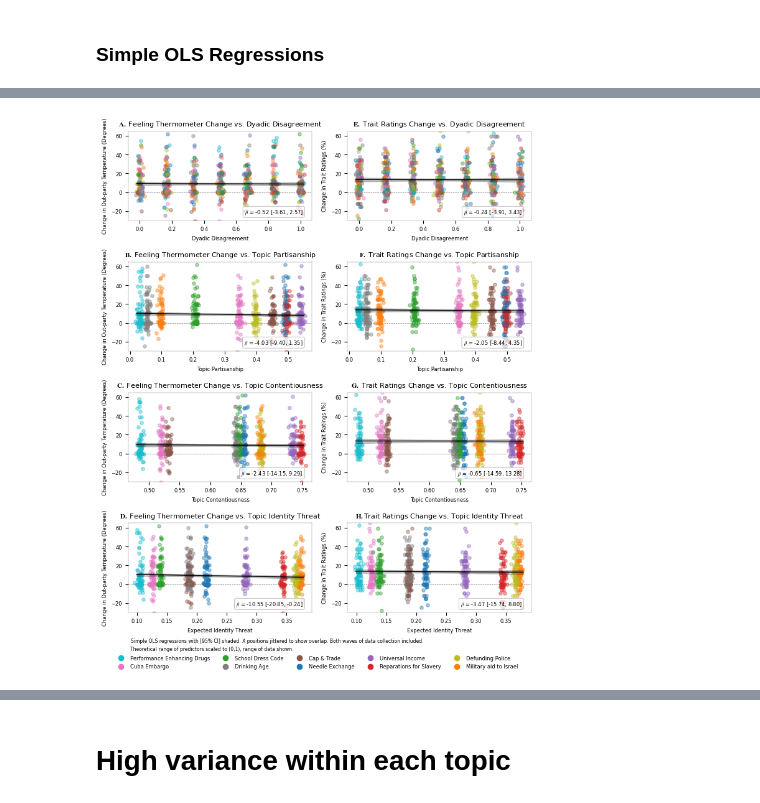
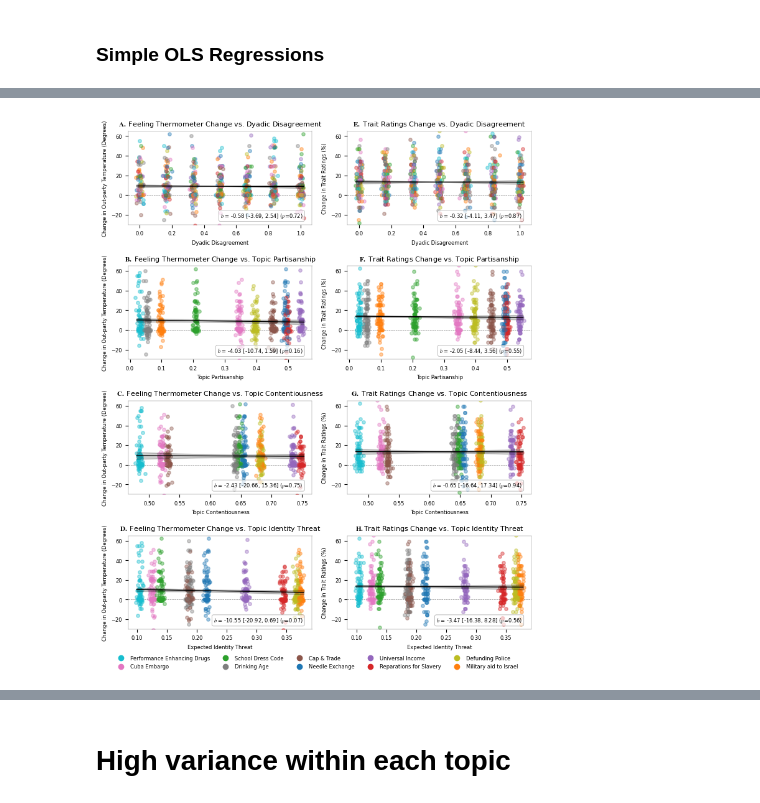
Before and after one commit to Watts-Lab/topic_choice, a Jupyter notebook: analyze_study_data.ipynb, the cells around one changed output, grey strips where cells are left out. Drawn from its saved outputs; the diff is of its cells as text; code cells hidden in the pictures.

```diff
--- a/analyze_study_data.ipynb
+++ b/analyze_study_data.ipynb
@@ -367,7 +377,14 @@ Topics below median Trait Ratings Change: ['capAndTrade', 'cubaEmbargo', 'israel
 # %% [markdown]
 ### Multivariate OLS regression
 # %%
-import statsmodels.api as sm
+# Primary Analyses (0.0s)
+# regressions predicting change in out-party temperature and
+# trait ratings change from the four topic-level predictors, separately by wave,
+# with FDR correction for multiple comparisons across the 4 predictors within
+# each wave and DV
+
+# unclustered
+
 
 IVs = {
     "disagreement_scaled": "Dyadic Disagreement",
@@ -394,13 +411,12 @@ waves = [
     },
     {
         "number": 2,
-        "label": "Wave 2 (Preregistered)",
+        "label": "Wave 2†",
     }
 ]
 
+
 def run_regression(data, waves, IVs, DV, correct_pvals=False):
-    """Run regression for a set of waves, IVs, and DV."""
-
     # Prepare the data
     X = data[data["wave"].apply(lambda x: x in waves)][IVs.keys()]
     y = data[DV].loc[X.index]
@@ -408,29 +424,31 @@ def run_regression(data, waves, IVs, DV, correct_pvals=False):
     # Add a constant for the intercept
     X = sm.add_constant(X)
 
-    # Run the regression after all variables have been processed
     model = sm.OLS(y, X).fit()
     # Drop the constant ('const') from the coefficients and p-values
     coeffs = model.params.drop("const", errors="ignore")
     pvals = model.pvalues.drop("const", errors="ignore")
+    conf_int = model.conf_int().drop("const", errors="ignore")
 
     if correct_pvals:
         corrected = sm.stats.multipletests(pvals, method="fdr_bh")[1]
         pvals = pd.Series(corrected, index=pvals.index)
 
-    return coeffs, pvals
+    return coeffs, pvals, conf_int
 
 
 table_1_data = pd.DataFrame()
 for wave in waves:
     for dv in DVs:
-        coeffs, pvals = run_regression(data, [wave["number"]], IVs, dv)
+        coeffs, pvals, conf_int = run_regression(data, [wave["number"]], IVs, dv)
         df = pd.DataFrame()
-        df['IV'] = coeffs.index
+        df['IV'] = [IVs[i] for i in coeffs.index]
         df['wave'] = wave["label"]
         df['DV'] = DVs[dv]["label"]
         df['coeff'] = coeffs.values
         df['pval'] = pvals.values
+        df['ci_lower'] = conf_int[0].values
+        df['ci_upper'] = conf_int[1].values
 
         table_1_data = pd.concat([table_1_data, df], axis=0)
 
@@ -480,7 +618,7 @@ for iv in iv_order:
             else:
                 coeff = cell_df["coeff"].iloc[0]
                 pval = cell_df["pval"].iloc[0]
-                cell = r"\makecell{" + f"{coeff:.3f}" + r" \\ (" + f"{pval:.3f}" + r")}"
+                cell = r"\makecell{" + f"{coeff:.3f}" + r" \\ (p=" + f"{pval:.3f}" + r")}"
             row.append(cell)
     table_rows.append(row)
 
@@ -651,4 +927,5 @@ univariate_regressions_figure_df.head()
 # %%
+# plot univariate regressions (0m:51s)
 def plot_regressions(data, IV, IV_description,
                      DV, DV_label, DV_description, summary_df,
                      annotate_overall_on_figure=True,
@@ -723,10 +1000,14 @@ def plot_regressions(data, IV, IV_description,
 
     # --- Annotate overall regression parameters on the figure.
     if annotate_overall_on_figure:
-        annotation_text = r"$\beta$ = {:.2f} [{:.2f}, {:.2f}]".format(slope, row["slope_ci_lower"], row["slope_ci_upper"])
+        pval = row["slope_pval"]
+        pval_str = "<.001" if pval < 0.01 else f"={pval:.2f}"
+        annotation_text = r"$b$ = {:.2f} [{:.2f}, {:.2f}] ($p${})".format(
+            slope, row["slope_ci_lower"], row["slope_ci_upper"], pval_str)
         ax.text(0.95, 0.05, annotation_text, transform=ax.transAxes, fontsize=6,
                 verticalalignment='bottom', horizontalalignment='right',
                 bbox=dict(boxstyle='round', facecolor='white', alpha=0.7, edgecolor='gray', linewidth=0.5))
+
 
     # --- Set axis labels, title, and grid.
     ax.set_xlabel(IV_description, fontsize=6)
@@ -849,34 +1130,35 @@ for ax in axs.flatten():
 
 # Create a single legend below the figure using topic colors.
 shortNames = {
     "capAndTrade": "Cap & Trade",
     "drinkingAge": "Drinking Age",
     "fundNeedleExchange": "Needle Exchange",
     "israelAid": "Military aid to Israel",
     "schoolDressCode": "School Dress Code",
     "slaveReparations": "Reparations for Slavery",
     "universalIncome": "Universal Income",
     "sportsPEDs": "Performance Enhancing Drugs",
     "cubaEmbargo": "Cuba Embargo",
     "policeDefundingDiscrimination": "Defunding Police",
 }
 # Here we assume each discussionTopic has an assigned color in data['color'].
 topic_means = data.groupby('discussionTopic')["topic_mean_identity_threat_scaled"].mean()
 sorted_topics = topic_means.sort_values(ascending=True).index
 
 handles, labels = [], []
 for topic in sorted_topics:
     group = data[data['discussionTopic'] == topic]
     handles.append(plt.Line2D([0], [0], marker='o', linestyle='None',
                                 color=group['color'].iloc[0], markersize=6))
     labels.append(shortNames.get(topic, topic))
 
 fig.legend(handles, labels, loc='lower center', ncol=5, fontsize=6, frameon=False)
 
 # plt.figtext(0.475, 0.95, 'Shaded regions represent 95% CI', ha='right', fontsize=5)
-plt.figtext(0.085, 0.05, 'Simple OLS regressions with [95% CI] shaded. X positions jittered to show overlap. Both waves of data collection included.', ha='left', fontsize=5.5)
-plt.figtext(0.083, 0.035, 'Theoretical range of predictors scaled to (0,1), range of data shown.', ha='left', fontsize=5.5)
-plt.tight_layout(rect=[0, 0.05, 1, 1])
+#plt.figtext(0.085, 0.05, 'Simple OLS regressions with [95% CI] shaded. X positions jittered to show overlap. Both waves of data collection included.', ha='left', fontsize=5.5)
+#plt.figtext(0.083, 0.035, 'Theoretical range of predictors scaled to (0,1), range of data shown.', ha='left', fontsize=5.5)
+plt.tight_layout(rect=[0, 0.02, 1, 1])
 plt.savefig('fig_single_predictors_panel.pdf', format='pdf')
+plt.savefig('fig_single_predictors_panel.png', format='png', dpi=300)
 # %% [output]
-[figure, old version]
+[figure, new version]
```
Also changed, not shown: parts of 55 cells of this notebook, 18 other files.
